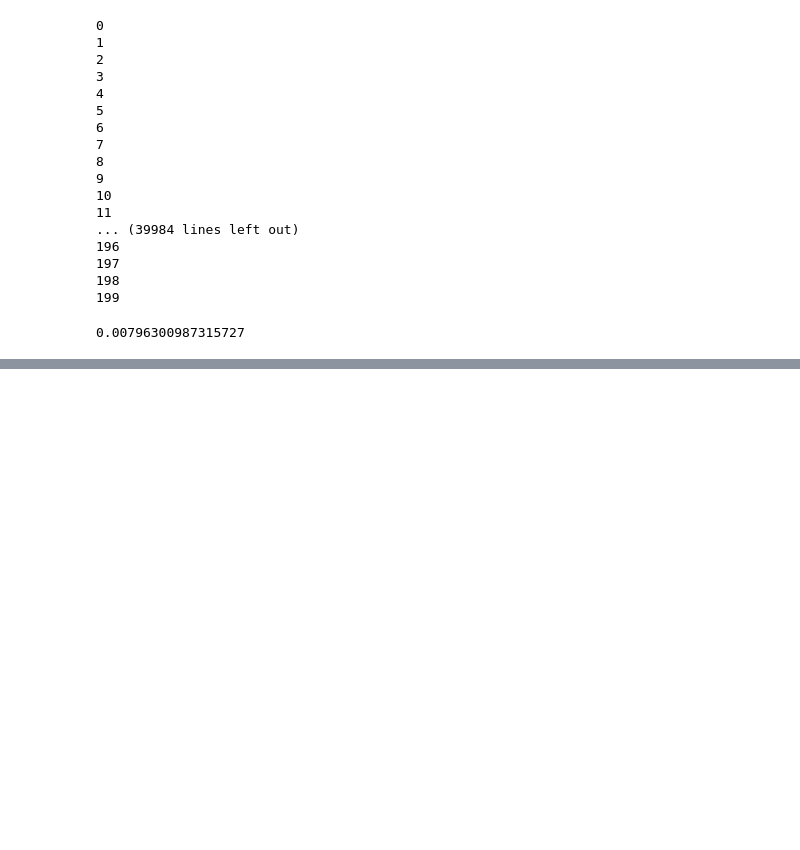
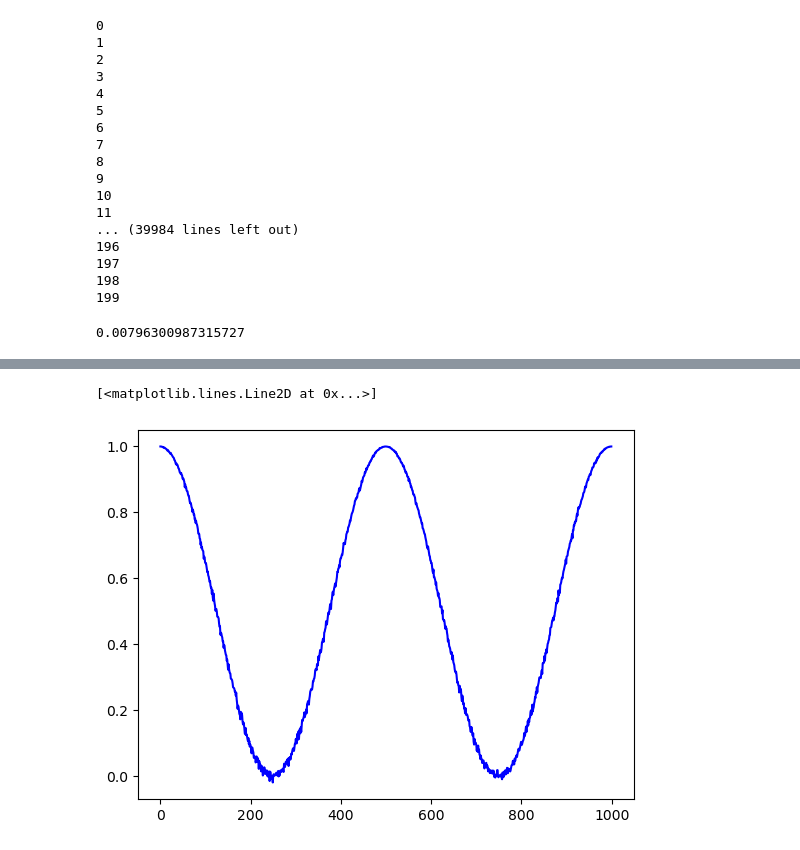
Before and after one commit to nguyenvulinh666/Variational-Quantum-EigeinSolver, a Jupyter notebook: Complete_VQE.ipynb, the cells around one changed output, grey strips where cells are left out. Drawn from its saved outputs; the diff is of its cells as text; code cells hidden in the pictures; blank space fills up the shorter version.

```diff
--- a/Complete_VQE.ipynb
+++ b/Complete_VQE.ipynb
@@ -3018,0 +3383,22 @@ c
+# %%
+from qiskit import Aer
+backend = Aer.get_backend('qasm_simulator')
+qc1 = QuantumCircuit(1)
+shots = 20000
+
+N = 1000
+data = []
+circ = []
+
+for i in range(1, N+1):
+    qc2 = QuantumCircuit(1)
+    qc2.ry(4*np.pi*i/N, 0)
+    circ.append(qc2)
+    data.append(SwapTest(qc1, qc2, shots, backend)[0])
+# %%
+import matplotlib.pyplot as plt
+
+plt.plot(data, color='blue')
+# %% [output]
+[<matplotlib.lines.Line2D at 0x...>]
+[figure, added]
```
Also changed, not shown: parts of 44 cells of this notebook.
